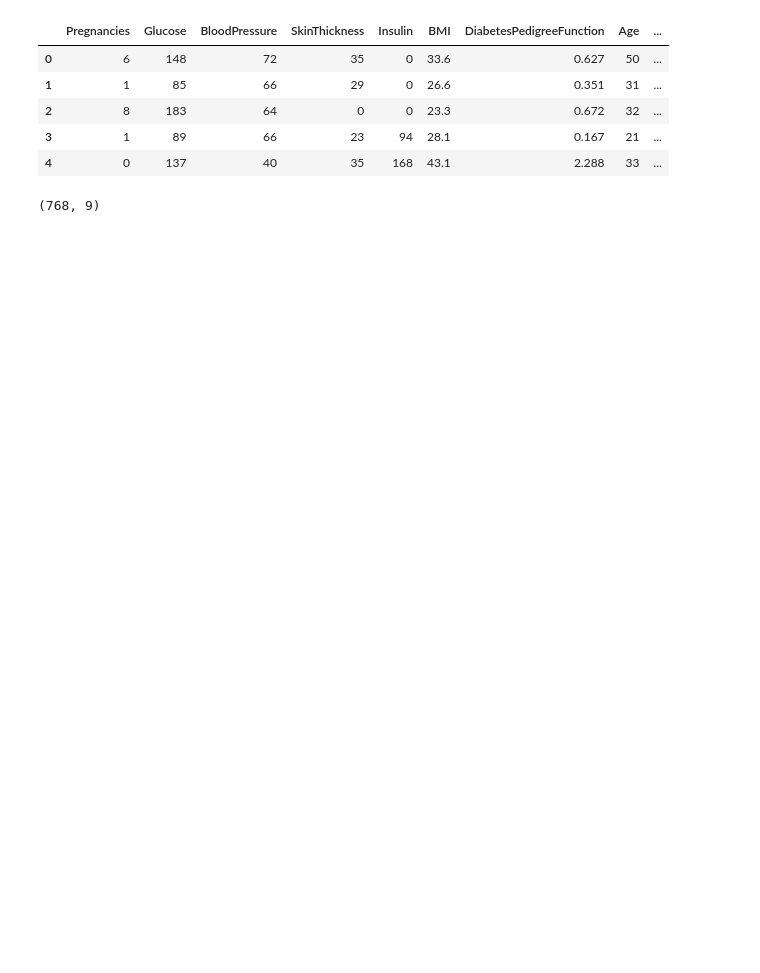
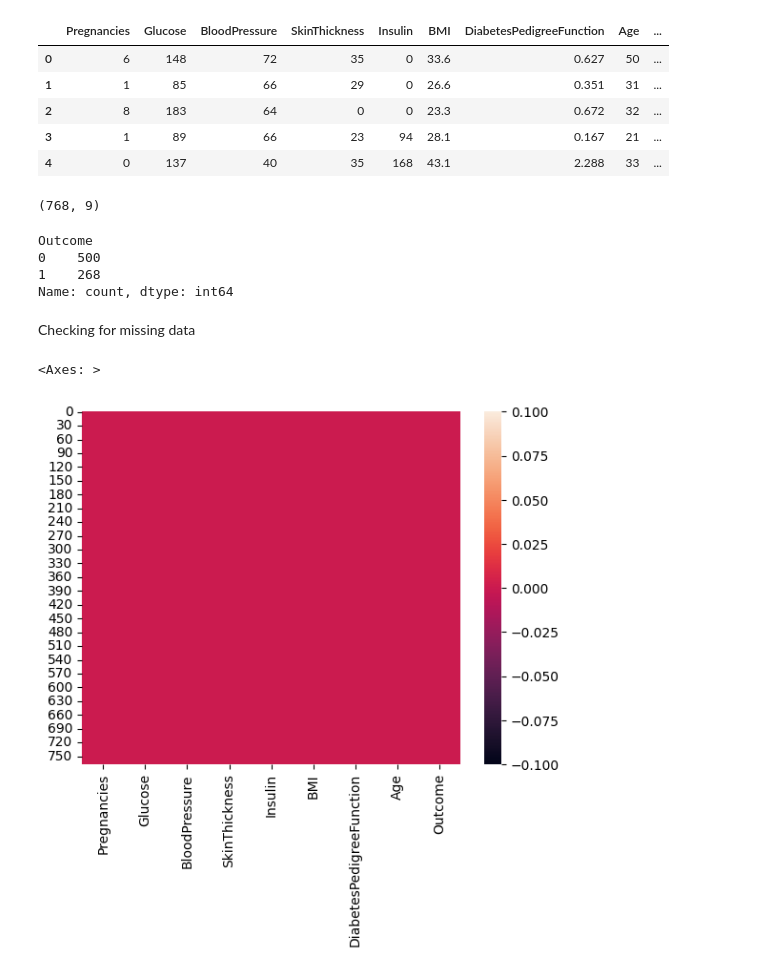
Before and after one commit to akilamunasinghe4-cmyk/ML-projects, a Jupyter notebook: Diabetes Prediction/Diabetes Prediction.ipynb, the cells around one changed output. Cells and saved outputs as stored; diff of their text form; code cells hidden in the pictures; blank space fills up the shorter version.

```diff
--- a/Diabetes Prediction/Diabetes Prediction.ipynb
+++ b/Diabetes Prediction/Diabetes Prediction.ipynb
@@ -21,3 +26,17 @@ Diabaetes_Dataset.head() #first five rows of the dataset
 Diabaetes_Dataset.shape #number of rows and columns in the dataset
 # %% [output]
 (768, 9)
+# %%
+Diabaetes_Dataset['Outcome'].value_counts() #number of people having diabetes and not having diabetes
+# %% [output]
+Outcome
+0    500
+1    268
+Name: count, dtype: int64
+# %% [markdown]
+Checking for missing data
+# %%
+sns.heatmap(Diabaetes_Dataset.isnull()) #checking for missing values in the dataset
+# %% [output]
+<Axes: >
+[figure, added]
```
Also changed, not shown: parts of 19 cells of this notebook.
